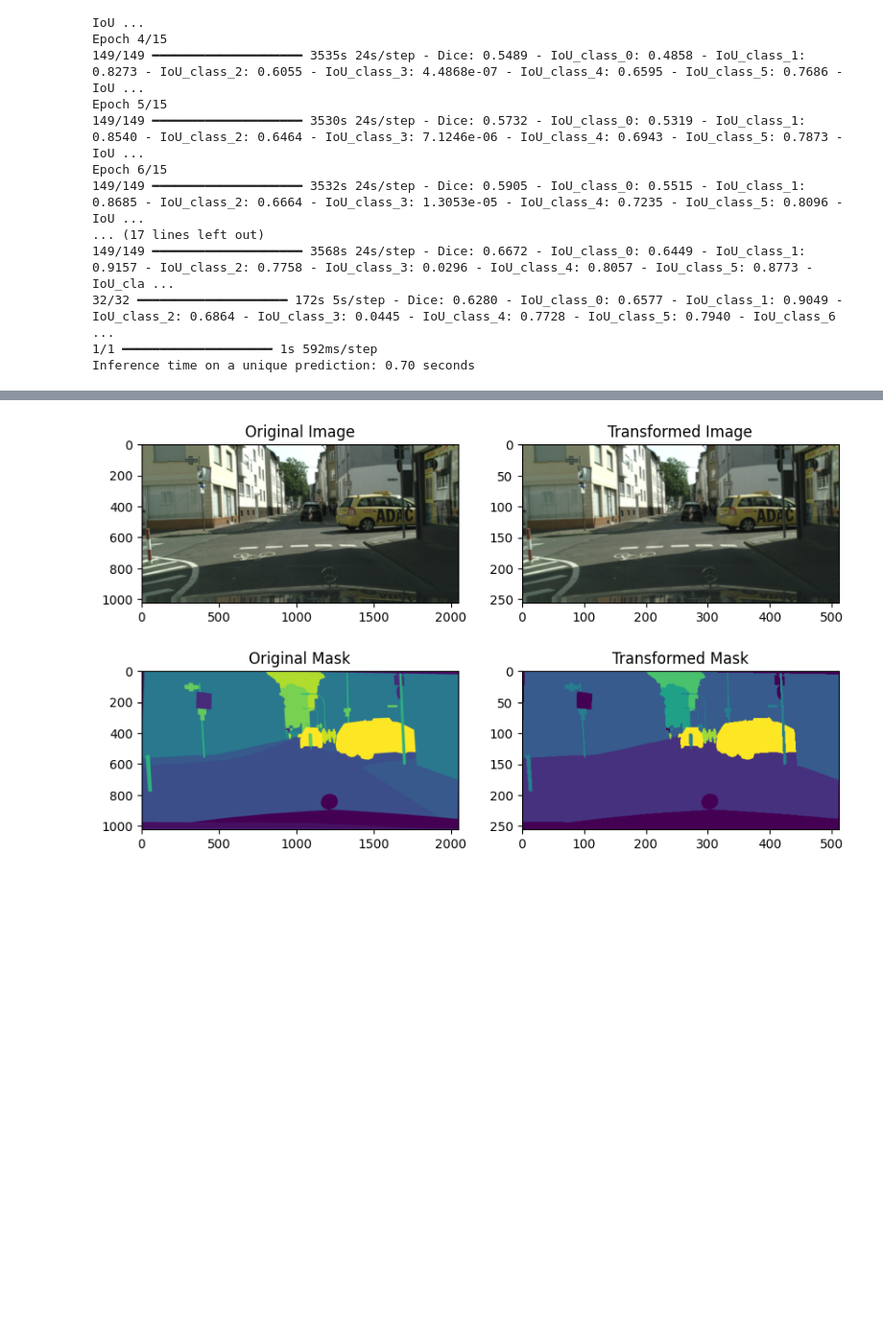
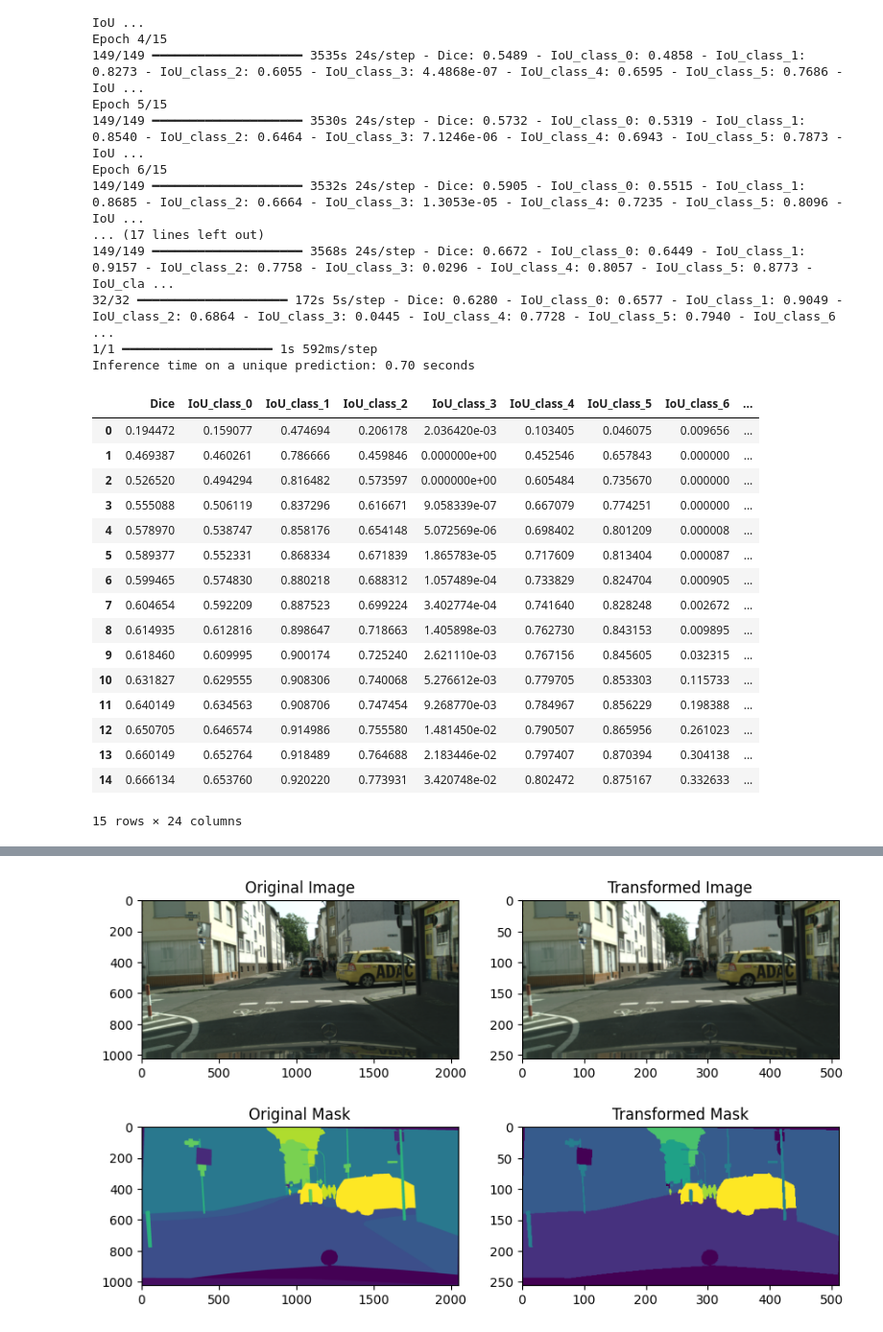
Before and after one commit to Hedredo/oc_p8, a Jupyter notebook: notebooks/modelisation.ipynb, the cells around one changed output, grey strips where cells are left out. Shown at 96% size. Cells and saved outputs as stored; diff of their text form; code cells hidden in the pictures; blank space fills up the shorter version.

```diff
--- a/notebooks/modelisation.ipynb
+++ b/notebooks/modelisation.ipynb
@@ -934,6 +988,26 @@ class ComparativeMetric:
         self.metrics_df = pd.read_csv(path).drop_duplicates(keep="last")
 # %%
 comparative_metric_df = ComparativeMetric()
+# %%
+pd.DataFrame(history.history)
+# %% [output]
+|  | Dice | IoU_class_0 | IoU_class_1 | IoU_class_2 | IoU_class_3 | IoU_class_4 | IoU_class_5 | IoU_class_6 | ... |
+| 0 | 0.194472 | 0.159077 | 0.474694 | 0.206178 | 2.036420e-03 | 0.103405 | 0.046075 | 0.009656 | ... |
+| 1 | 0.469387 | 0.460261 | 0.786666 | 0.459846 | 0.000000e+00 | 0.452546 | 0.657843 | 0.000000 | ... |
+| 2 | 0.526520 | 0.494294 | 0.816482 | 0.573597 | 0.000000e+00 | 0.605484 | 0.735670 | 0.000000 | ... |
+| 3 | 0.555088 | 0.506119 | 0.837296 | 0.616671 | 9.058339e-07 | 0.667079 | 0.774251 | 0.000000 | ... |
+| 4 | 0.578970 | 0.538747 | 0.858176 | 0.654148 | 5.072569e-06 | 0.698402 | 0.801209 | 0.000008 | ... |
+| 5 | 0.589377 | 0.552331 | 0.868334 | 0.671839 | 1.865783e-05 | 0.717609 | 0.813404 | 0.000087 | ... |
+| 6 | 0.599465 | 0.574830 | 0.880218 | 0.688312 | 1.057489e-04 | 0.733829 | 0.824704 | 0.000905 | ... |
+| 7 | 0.604654 | 0.592209 | 0.887523 | 0.699224 | 3.402774e-04 | 0.741640 | 0.828248 | 0.002672 | ... |
+| 8 | 0.614935 | 0.612816 | 0.898647 | 0.718663 | 1.405898e-03 | 0.762730 | 0.843153 | 0.009895 | ... |
+| 9 | 0.618460 | 0.609995 | 0.900174 | 0.725240 | 2.621110e-03 | 0.767156 | 0.845605 | 0.032315 | ... |
+| 10 | 0.631827 | 0.629555 | 0.908306 | 0.740068 | 5.276612e-03 | 0.779705 | 0.853303 | 0.115733 | ... |
+| 11 | 0.640149 | 0.634563 | 0.908706 | 0.747454 | 9.268770e-03 | 0.784967 | 0.856229 | 0.198388 | ... |
+| 12 | 0.650705 | 0.646574 | 0.914986 | 0.755580 | 1.481450e-02 | 0.790507 | 0.865956 | 0.261023 | ... |
+| 13 | 0.660149 | 0.652764 | 0.918489 | 0.764688 | 2.183446e-02 | 0.797407 | 0.870394 | 0.304138 | ... |
+| 14 | 0.666134 | 0.653760 | 0.920220 | 0.773931 | 3.420748e-02 | 0.802472 | 0.875167 | 0.332633 | ... |
+15 rows × 24 columns
 # %%
 model_metric = ModelMetric(
     history=history,
```
Also changed, not shown: parts of 5 cells of this notebook, 1 other file.
